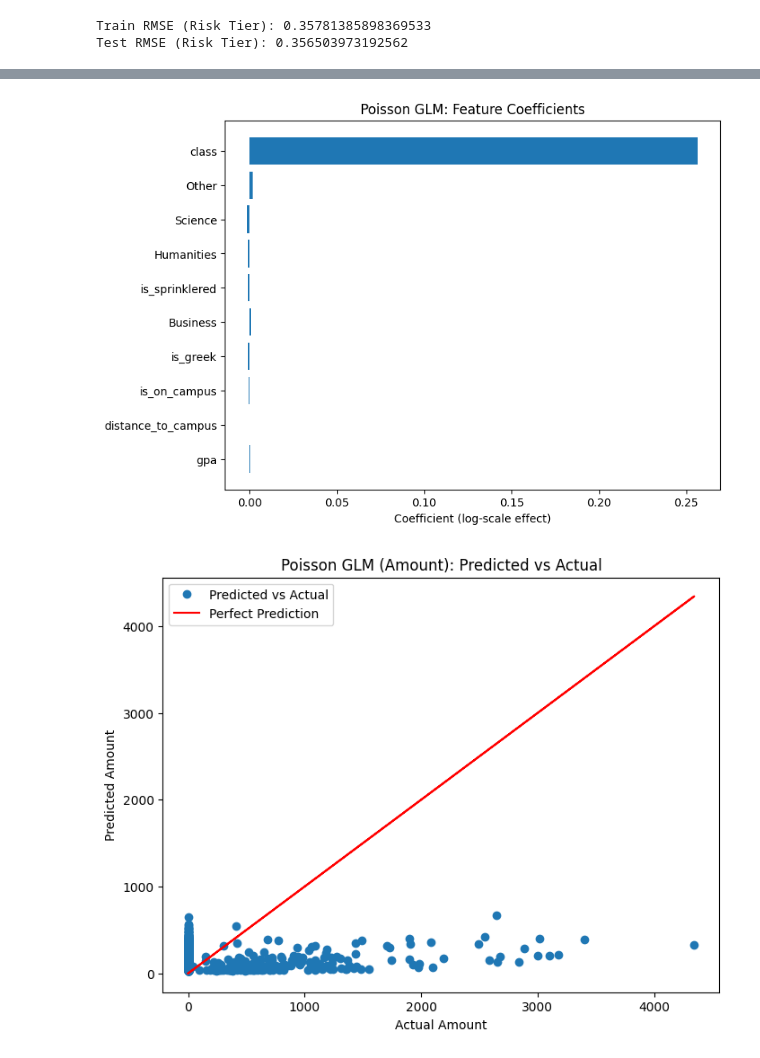
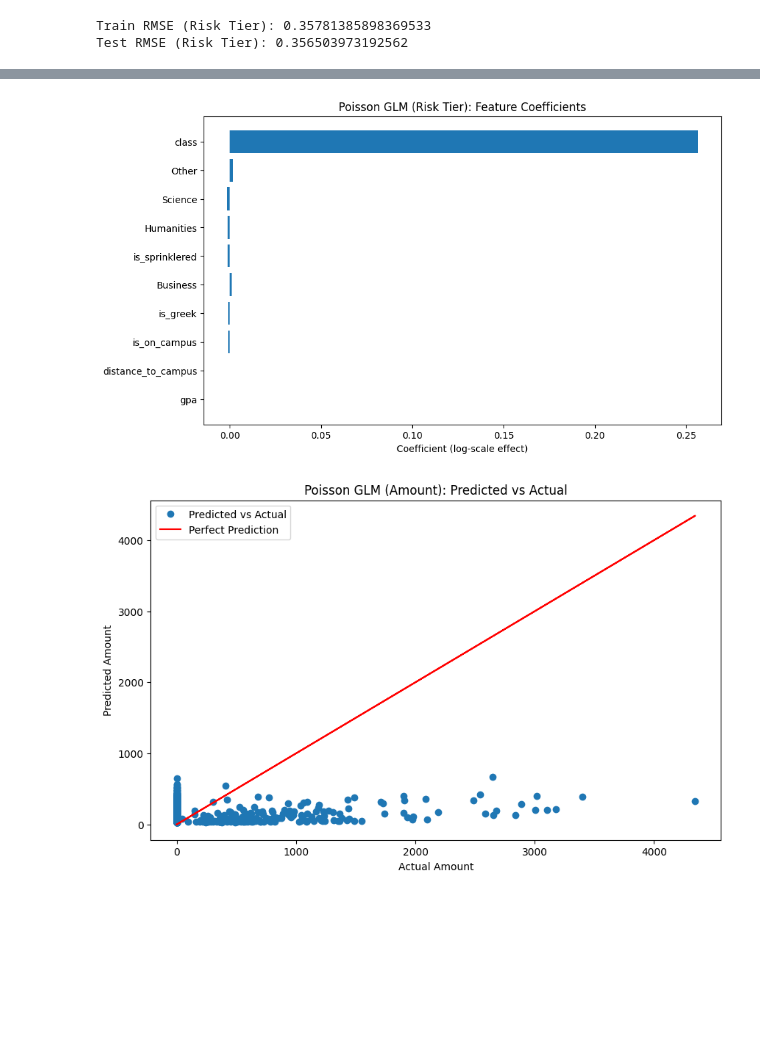
Before and after one commit to kyleosung/CAS_Meeting_2025, a Jupyter notebook: notebook/4B-supervised_GLM.ipynb, the cells around one changed output, grey strips where cells are left out. Saved outputs shown, nothing was run; the diff lists cells and outputs as text; code cells hidden in the pictures; blank space fills up the shorter version.

```diff
--- a/notebook/4B-supervised_GLM.ipynb
+++ b/notebook/4B-supervised_GLM.ipynb
@@ -52,20 +48,15 @@ from sklearn.linear_model import PoissonRegressor
 from sklearn.metrics import mean_squared_error
 import numpy as np
 
-# Initialize Poisson GLM with regularization and iteration settings (welcome to try other models ie. Gamma, Tweedie)
-PGLM_amount = PoissonRegressor(alpha=1.0, max_iter=100,)
-
-# Fit the model on training data (flatten y vector)
+PGLM_amount = PoissonRegressor(
+    alpha=1.0,
+    max_iter=100,
+)
 PGLM_amount.fit(X_train, y_train_amount.ravel())
-
-# Predict risk tier rates on test set
 y_pred = PGLM_amount.predict(X_test)
 
-# Compute RMSE for train and test to assess under/overfitting
-train_rmse = np.sqrt(
-    mean_squared_error(y_train_amount, PGLM_amount.predict(X_train))
-)
-test_rmse  = np.sqrt(mean_squared_error(y_test_amount, y_pred))
+train_rmse = np.sqrt(mean_squared_error(y_train_amount, PGLM_amount.predict(X_train)))
+test_rmse = np.sqrt(mean_squared_error(y_test_amount, y_pred))
 
 print(f"Train RMSE With Single Model Poisson (Amount): {train_rmse}")
 print(f"Test RMSE Single Model Poisson (Amount): {test_rmse}")
@@ -130,51 +109,31 @@ plt.show()
 # %%
-#same idea as above except for risk tier instead of claim amount
 coefs = PGLM_risk_tier.coef_
 feature_names = train_df.drop(columns=["risk_tier", "amount"]).columns
 
 coef_df = (
-    pd.DataFrame({
-        "Feature": feature_names,
-        "Coefficient": coefs
-    })
+    pd.DataFrame({"Feature": feature_names, "Coefficient": coefs})
     .assign(Importance=lambda df: np.abs(df["Coefficient"]))
     .sort_values("Importance", ascending=False)
 )
 
-# then plot Importance (abs(coef)) or raw Coefficient
-plt.figure(figsize=(8,6))
+plt.figure(figsize=(10, 6))
 plt.barh(coef_df["Feature"], coef_df["Coefficient"])
 plt.xlabel("Coefficient (log-scale effect)")
-plt.title("Poisson GLM: Feature Coefficients")
+plt.title("Poisson GLM (Risk Tier): Feature Coefficients")
 plt.gca().invert_yaxis()
+plt.savefig(IMG_DIR / f"PGLM_risk_tier_feature_coefficients.png", bbox_inches="tight")
 plt.show()
 # %% [output]
-[figure, old version]
+[figure, new version]
 # %%
-
-from src.constants import IMG_DIR  # directory for saving figures
-
-# For Readability
-plt.figure(figsize=(8, 6))
-
-# y_test_amount: true holdout values
-# y_pred: predictions from Poisson GLM
-plt.plot(y_test_amount, y_pred, 'o', label='Predicted vs Actual')
-
-# Plot perfect prediction line for reference
-plt.plot(y_test_amount, y_test_amount, 'r-', label='Perfect Prediction')
-
-
-plt.xlabel('Actual Amount')
-plt.ylabel('Predicted Amount')
-
-plt.title('Poisson GLM (Amount): Predicted vs Actual')
-
+plt.figure(figsize=(10, 6))
+plt.plot(y_test_amount, y_pred, "o", label="Predicted vs Actual")
+plt.plot(y_test_amount, y_test_amount, "r-", label="Perfect Prediction")
+plt.xlabel("Actual Amount")
+plt.ylabel("Predicted Amount")
+plt.title("Poisson GLM (Amount): Predicted vs Actual")
 plt.legend()
-
-# Save the figure to the specified image directory
-plt.savefig(IMG_DIR / 'PGLM_amount_predicted_vs_actual.png', bbox_inches='tight')
-
+plt.savefig(IMG_DIR / "PGLM_amount_predicted_vs_actual.png", bbox_inches="tight")
 plt.show()
 # %% [output]
-[figure, old version]
+[figure, new version]
```
Also changed, not shown: parts of 3 cells of this notebook, 3 other files.
